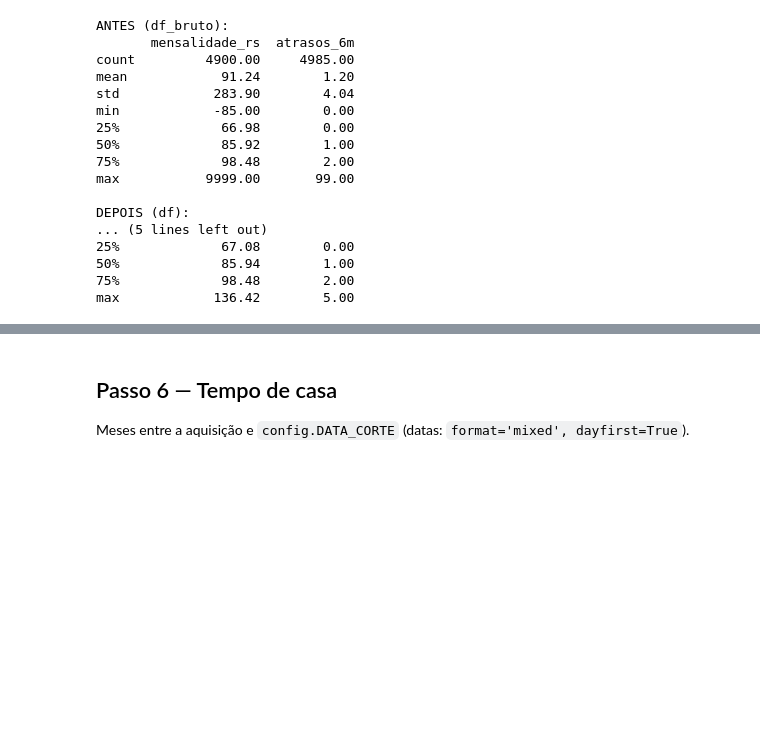
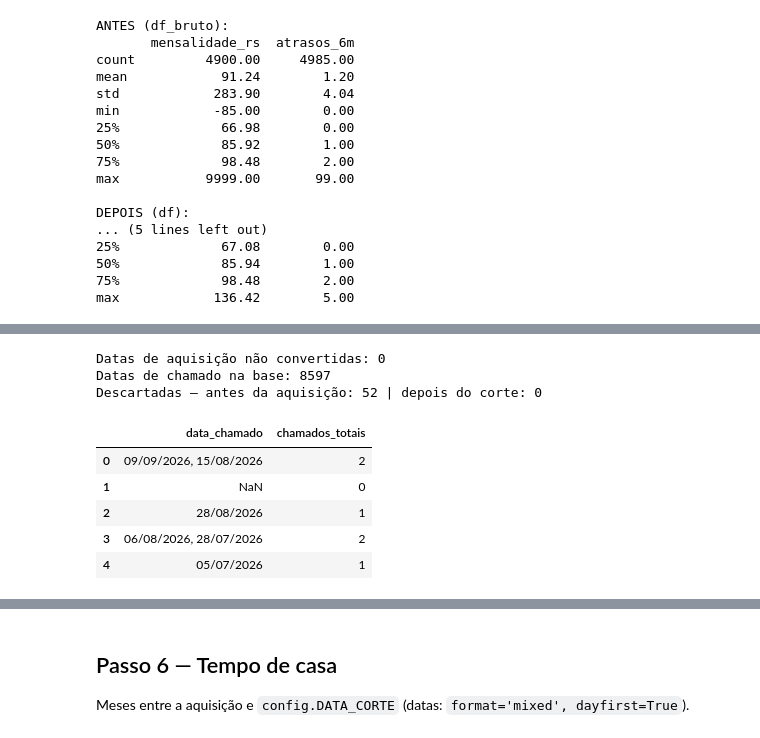
Before and after one commit to Gagdm/previsao_de_evasao_de_clientes, a Jupyter notebook: notebooks/01_limpeza_e_consolidacao.ipynb, the cells around one changed output, grey strips where cells are left out. Drawn from its saved outputs; the diff is of its cells as text; code cells hidden in the pictures; blank space fills up the shorter version.

```diff
--- a/notebooks/01_limpeza_e_consolidacao.ipynb
+++ b/notebooks/01_limpeza_e_consolidacao.ipynb
@@ -455,0 +459,32 @@ Contar datas entre aquisição e corte; vazio = 0.
+# %%
+df["data_aquisicao_cliente"] = pd.to_datetime(df["data_aquisicao_cliente"], format="mixed", dayfirst=True)
+print(f"Datas de aquisição não convertidas: {df['data_aquisicao_cliente'].isna().sum()}")
+
+chamados = pd.to_datetime(df["data_chamado"].str.split(", ").explode(), format="%d/%m/%Y")
+aquisicao = df.loc[chamados.index, "data_aquisicao_cliente"]
+
+antes_da_aquisicao = chamados < aquisicao
+depois_do_corte = chamados > config.DATA_CORTE
+valido = chamados.notna() & ~antes_da_aquisicao & ~depois_do_corte
+
+df["chamados_totais"] = valido.groupby(level=0).sum()
+
+log_correcoes.append({
+    "etapa": "6. Chamados",
+    "descricao": "chamados anteriores à aquisição descartados",
+    "linhas_afetadas": int(antes_da_aquisicao.groupby(level=0).any().sum()),
+})
+
+print(f"Datas de chamado na base: {chamados.notna().sum()}")
+print(f"Descartadas — antes da aquisição: {antes_da_aquisicao.sum()} | depois do corte: {depois_do_corte.sum()}")
+df[["data_chamado", "chamados_totais"]].head()
+# %% [output]
+Datas de aquisição não convertidas: 0
+Datas de chamado na base: 8597
+Descartadas — antes da aquisição: 52 | depois do corte: 0
+|  | data_chamado | chamados_totais |
+| 0 | 09/09/2026, 15/08/2026 | 2 |
+| 1 | NaN | 0 |
+| 2 | 28/08/2026 | 1 |
+| 3 | 06/08/2026, 28/07/2026 | 2 |
+| 4 | 05/07/2026 | 1 |
```
Also changed, not shown: parts of 4 cells of this notebook.
